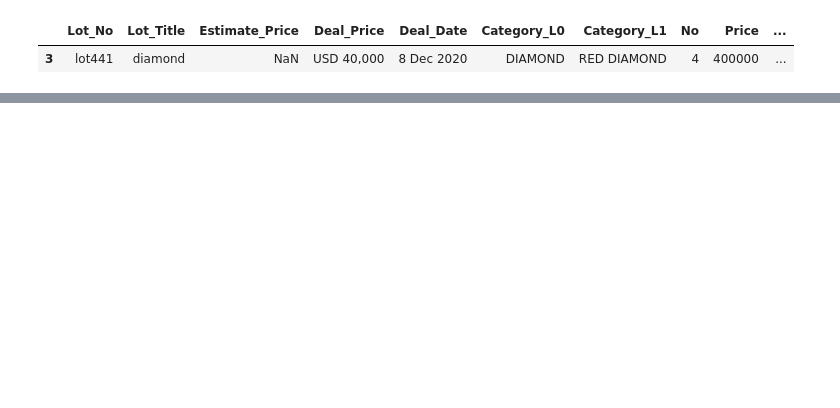
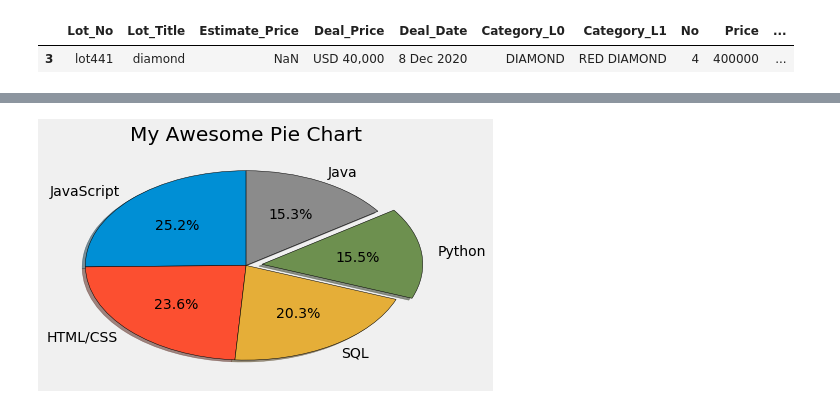
Before and after one commit to javawillch/spider_auction, a Jupyter notebook: data visualization with python.ipynb, the cells around one changed output, grey strips where cells are left out. Drawn from its saved outputs; the diff is of its cells as text; code cells hidden in the pictures; blank space fills up the shorter version.

```diff
--- a/data visualization with python.ipynb
+++ b/data visualization with python.ipynb
@@ -92,0 +107,13 @@ plt.show()
+# %%
+slices = [59219, 55466, 47533, 36433, 35917]
+labels = ['JavaScript', 'HTML/CSS', 'SQL', 'Python', 'Java']
+explode = [0, 0, 0, 0.1, 0]
+
+plt.pie(slices, labels=labels, explode=explode
+        , wedgeprops={'edgecolor': 'black'}, shadow=True
+        , startangle=90, autopct='%1.1f%%')
+plt.title("My Awesome Pie Chart")
+plt.tight_layout()
+plt.show()
+# %% [output]
+[figure, added]
```
Also changed, not shown: parts of 6 cells of this notebook.
